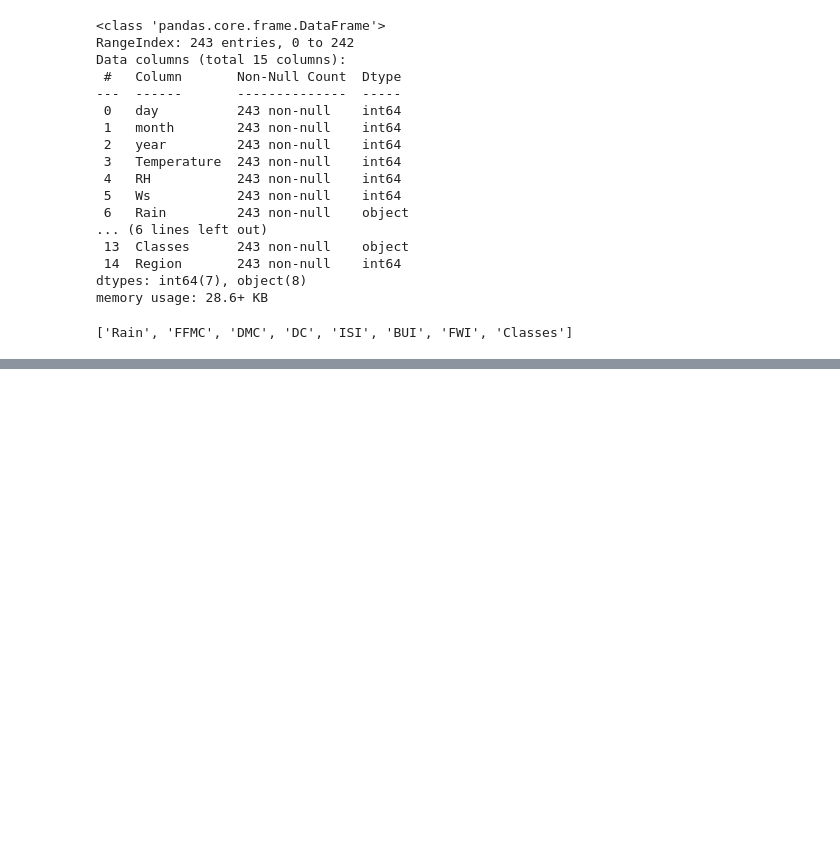
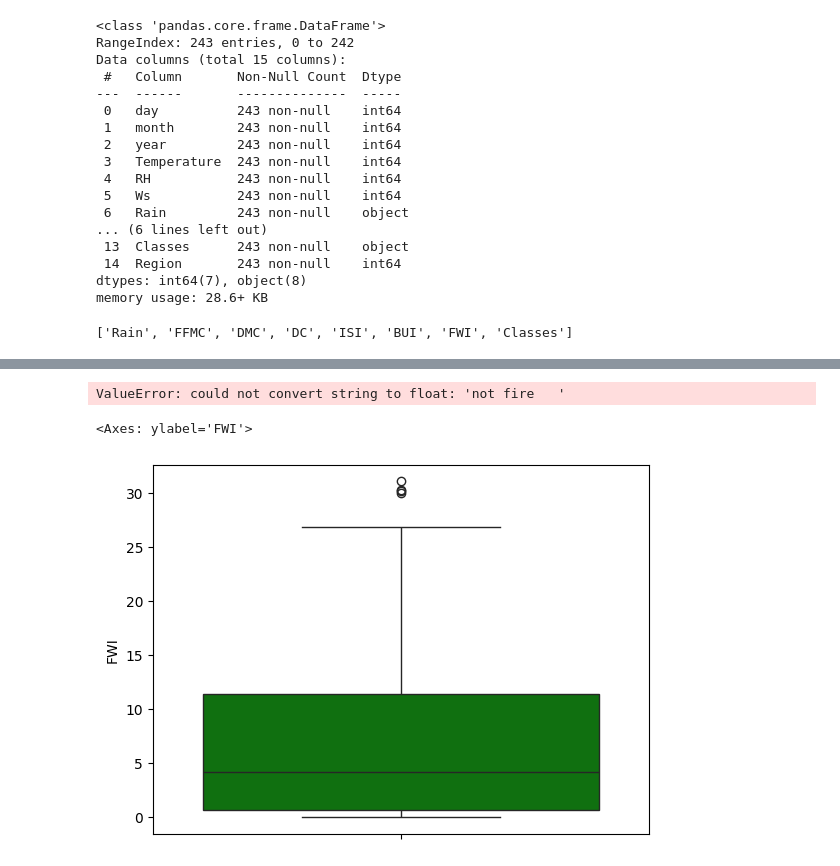
Before and after one commit to r1-yash/DSML, a Jupyter notebook: Notebooks/28-Ridge,Lasso and ElasticNet/159-ForestFires.ipynb, the cells around one changed output, grey strips where cells are left out. Cells and saved outputs as stored; diff of their text form; code cells hidden in the pictures; blank space fills up the shorter version.

```diff
--- a/Notebooks/28-Ridge,Lasso and ElasticNet/159-ForestFires.ipynb
+++ b/Notebooks/28-Ridge,Lasso and ElasticNet/159-ForestFires.ipynb
@@ -241,0 +348,10 @@ df.describe()
+# %%
+sns.heatmap(df.corr())
+# %% [output]
+ValueError: could not convert string to float: 'not fire   '
+# %%
+## Box Plots
+sns.boxplot(df['FWI'],color='green')
+# %% [output]
+<Axes: ylabel='FWI'>
+[figure, added]
```
Also changed, not shown: parts of 20 cells of this notebook, 1 other file.
